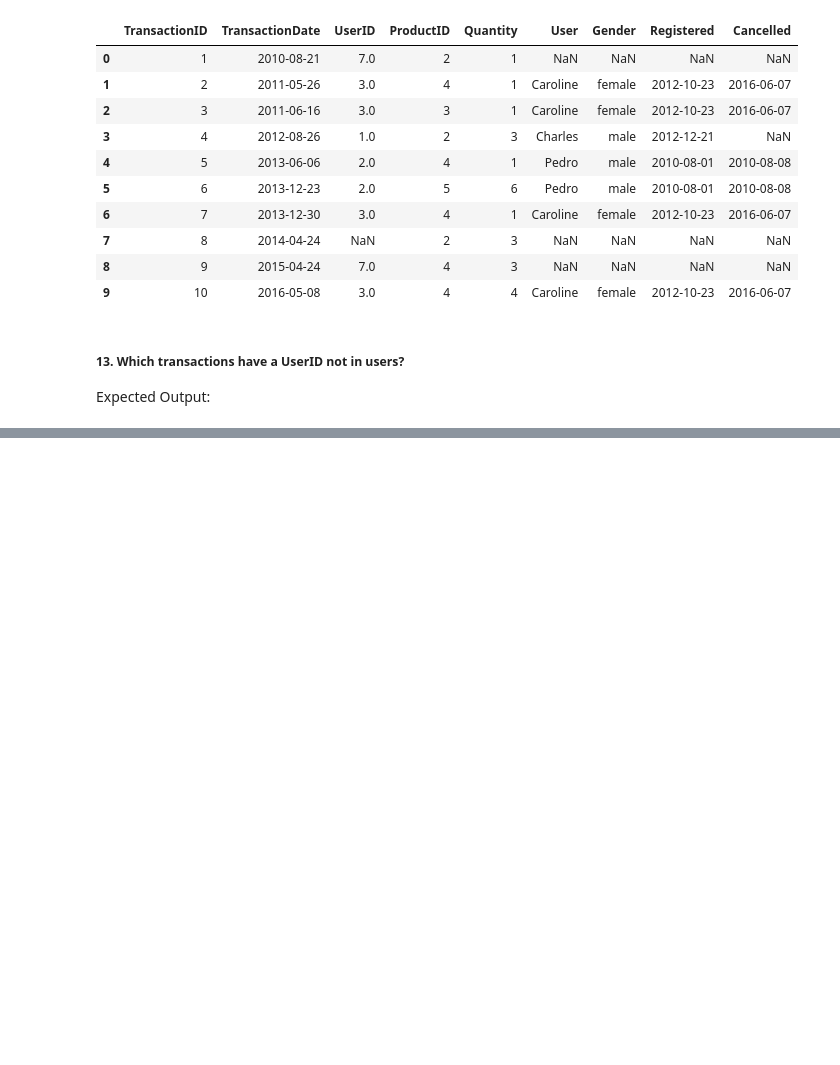
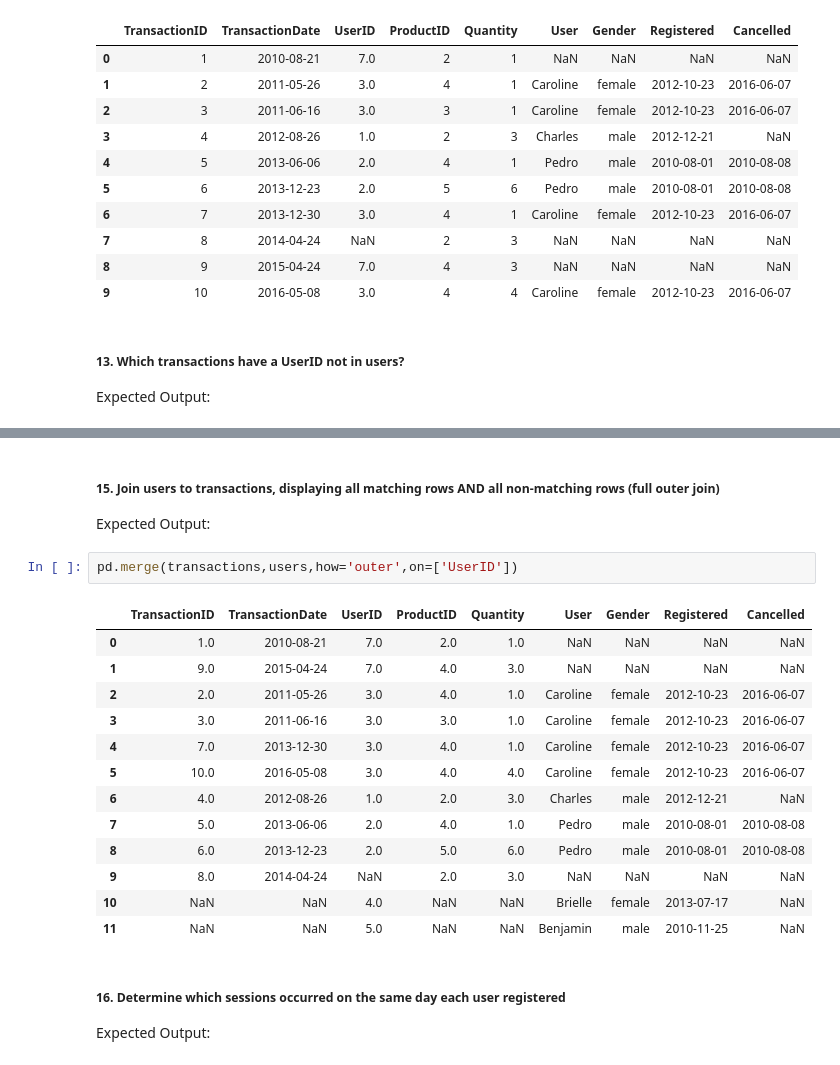
Before and after one commit to Bharat-Soren/Practice, a Jupyter notebook: Restart/Practice Questions/Panda Practice 1.ipynb, the cells around one changed output, grey strips where cells are left out. Drawn from its saved outputs; the diff is of its cells as text; blank space fills up the shorter version.

```diff
--- a/Restart/Practice Questions/Panda Practice 1.ipynb
+++ b/Restart/Practice Questions/Panda Practice 1.ipynb
@@ -345,0 +377,22 @@ SyntaxError: invalid syntax (3234177046.py, line 2)
+# %% [markdown]
+##### 15. Join users to transactions, displaying all matching rows AND all non-matching rows (full outer join)
+Expected Output:
+# %%
+pd.merge(transactions,users,how='outer',on=['UserID'])
+# %% [output]
+|  | TransactionID | TransactionDate | UserID | ProductID | Quantity | User | Gender | Registered | Cancelled |
+| 0 | 1.0 | 2010-08-21 | 7.0 | 2.0 | 1.0 | NaN | NaN | NaN | NaN |
+| 1 | 9.0 | 2015-04-24 | 7.0 | 4.0 | 3.0 | NaN | NaN | NaN | NaN |
+| 2 | 2.0 | 2011-05-26 | 3.0 | 4.0 | 1.0 | Caroline | female | 2012-10-23 | 2016-06-07 |
+| 3 | 3.0 | 2011-06-16 | 3.0 | 3.0 | 1.0 | Caroline | female | 2012-10-23 | 2016-06-07 |
+| 4 | 7.0 | 2013-12-30 | 3.0 | 4.0 | 1.0 | Caroline | female | 2012-10-23 | 2016-06-07 |
+| 5 | 10.0 | 2016-05-08 | 3.0 | 4.0 | 4.0 | Caroline | female | 2012-10-23 | 2016-06-07 |
+| 6 | 4.0 | 2012-08-26 | 1.0 | 2.0 | 3.0 | Charles | male | 2012-12-21 | NaN |
+| 7 | 5.0 | 2013-06-06 | 2.0 | 4.0 | 1.0 | Pedro | male | 2010-08-01 | 2010-08-08 |
+| 8 | 6.0 | 2013-12-23 | 2.0 | 5.0 | 6.0 | Pedro | male | 2010-08-01 | 2010-08-08 |
+| 9 | 8.0 | 2014-04-24 | NaN | 2.0 | 3.0 | NaN | NaN | NaN | NaN |
+| 10 | NaN | NaN | 4.0 | NaN | NaN | Brielle | female | 2013-07-17 | NaN |
+| 11 | NaN | NaN | 5.0 | NaN | NaN | Benjamin | male | 2010-11-25 | NaN |
+# %% [markdown]
+##### 16. Determine which sessions occurred on the same day each user registered
+ Expected Output:
```
Also changed, not shown: parts of 21 cells of this notebook, 4 other files.
